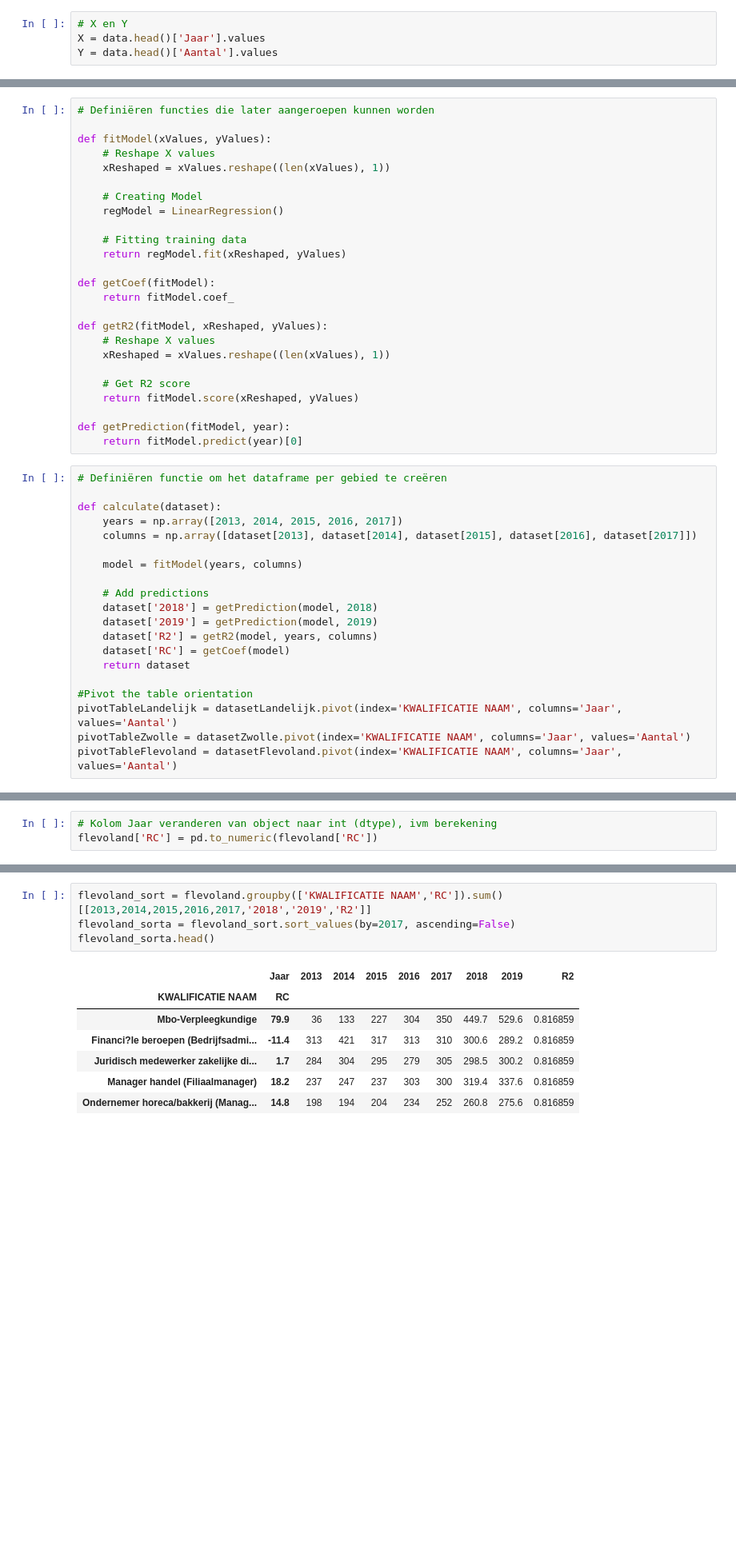
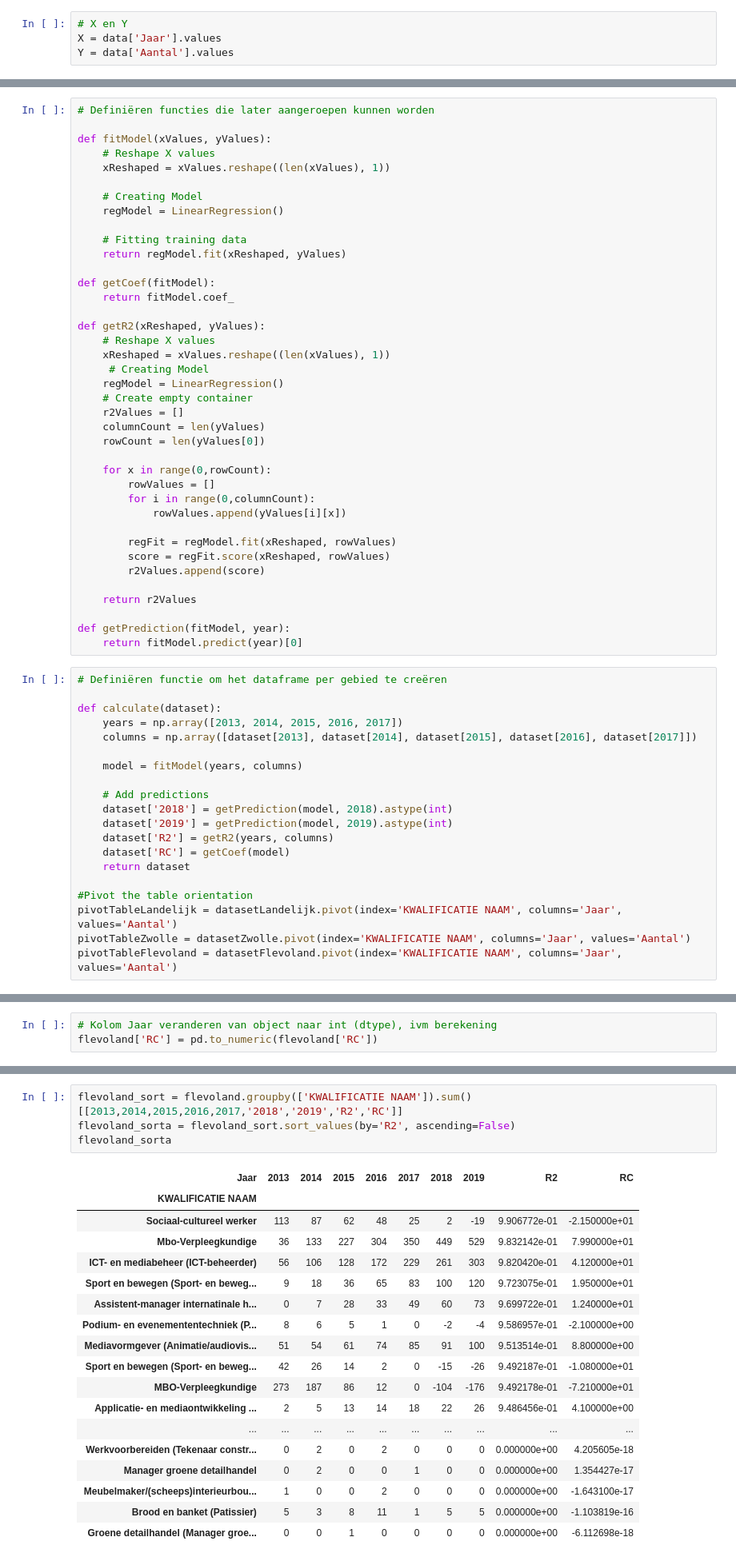
Before and after one commit to simonvdberg/POC, a Jupyter notebook: LocCat-DB-Voorspellend.ipynb, the cells around one changed output, grey strips where cells are left out. Shown at 80% size. Saved outputs shown, nothing was run; the diff lists cells and outputs as text; blank space fills up the shorter version.

Commit message:
update/opschonen voorspellende data

```diff
--- a/LocCat-DB-Voorspellend.ipynb
+++ b/LocCat-DB-Voorspellend.ipynb
@@ -693,8 +705,8 @@ data.head()
 | 4 | (Junior) accountmanager | 2017 | 3 |
 # %%
 # X en Y
-X = data.head()['Jaar'].values
-Y = data.head()['Aantal'].values
+X = data['Jaar'].values
+Y = data['Aantal'].values
 # %%
 # Mean X en Y
 mean_x = np.mean(X)
@@ -843,12 +855,26 @@ def fitModel(xValues, yValues):
 def getCoef(fitModel):
     return fitModel.coef_
 
-def getR2(fitModel, xReshaped, yValues):
+def getR2(xReshaped, yValues):
     # Reshape X values
     xReshaped = xValues.reshape((len(xValues), 1))
+     # Creating Model
+    regModel = LinearRegression()
+    # Create empty container
+    r2Values = []
+    columnCount = len(yValues)
+    rowCount = len(yValues[0])
 
-    # Get R2 score
-    return fitModel.score(xReshaped, yValues)
+    for x in range(0,rowCount):
+        rowValues = []
+        for i in range(0,columnCount):
+            rowValues.append(yValues[i][x])
+
+        regFit = regModel.fit(xReshaped, rowValues)
+        score = regFit.score(xReshaped, rowValues)
+        r2Values.append(score)
+
+    return r2Values
 
 def getPrediction(fitModel, year):
     return fitModel.predict(year)[0]
@@ -862,9 +888,9 @@ def calculate(dataset):
     model = fitModel(years, columns)
 
     # Add predictions
-    dataset['2018'] = getPrediction(model, 2018)
-    dataset['2019'] = getPrediction(model, 2019)
-    dataset['R2'] = getR2(model, years, columns)
+    dataset['2018'] = getPrediction(model, 2018).astype(int)
+    dataset['2019'] = getPrediction(model, 2019).astype(int)
+    dataset['R2'] = getR2(years, columns)
     dataset['RC'] = getCoef(model)
     return dataset
 
@@ -1013,12 +1039,23 @@ memory usage: 23.7+ KB
 # %%
-flevoland_sort = flevoland.groupby(['KWALIFICATIE NAAM','RC']).sum()[[2013,2014,2015,2016,2017,'2018','2019','R2']]
-flevoland_sorta = flevoland_sort.sort_values(by=2017, ascending=False)
-flevoland_sorta.head()
+flevoland_sort = flevoland.groupby(['KWALIFICATIE NAAM']).sum()[[2013,2014,2015,2016,2017,'2018','2019','R2','RC']]
+flevoland_sorta = flevoland_sort.sort_values(by='R2', ascending=False)
+flevoland_sorta
 # %% [output]
-|  | Jaar | 2013 | 2014 | 2015 | 2016 | 2017 | 2018 | 2019 | R2 |
-| KWALIFICATIE NAAM | RC |  |  |  |  |  |  |  |  |
-| Mbo-Verpleegkundige | 79.9 | 36 | 133 | 227 | 304 | 350 | 449.7 | 529.6 | 0.816859 |
-| Financi?le beroepen (Bedrijfsadmi... | -11.4 | 313 | 421 | 317 | 313 | 310 | 300.6 | 289.2 | 0.816859 |
-| Juridisch medewerker zakelijke di... | 1.7 | 284 | 304 | 295 | 279 | 305 | 298.5 | 300.2 | 0.816859 |
-| Manager handel (Filiaalmanager) | 18.2 | 237 | 247 | 237 | 303 | 300 | 319.4 | 337.6 | 0.816859 |
-| Ondernemer horeca/bakkerij (Manag... | 14.8 | 198 | 194 | 204 | 234 | 252 | 260.8 | 275.6 | 0.816859 |
+| Jaar | 2013 | 2014 | 2015 | 2016 | 2017 | 2018 | 2019 | R2 | RC |
+| KWALIFICATIE NAAM |  |  |  |  |  |  |  |  |  |
+| Sociaal-cultureel werker | 113 | 87 | 62 | 48 | 25 | 2 | -19 | 9.906772e-01 | -2.150000e+01 |
+| Mbo-Verpleegkundige | 36 | 133 | 227 | 304 | 350 | 449 | 529 | 9.832142e-01 | 7.990000e+01 |
+| ICT- en mediabeheer (ICT-beheerder) | 56 | 106 | 128 | 172 | 229 | 261 | 303 | 9.820420e-01 | 4.120000e+01 |
+| Sport en bewegen (Sport- en beweg... | 9 | 18 | 36 | 65 | 83 | 100 | 120 | 9.723075e-01 | 1.950000e+01 |
+| Assistent-manager internatinale h... | 0 | 7 | 28 | 33 | 49 | 60 | 73 | 9.699722e-01 | 1.240000e+01 |
+| Podium- en evenemententechniek (P... | 8 | 6 | 5 | 1 | 0 | -2 | -4 | 9.586957e-01 | -2.100000e+00 |
+| Mediavormgever (Animatie/audiovis... | 51 | 54 | 61 | 74 | 85 | 91 | 100 | 9.513514e-01 | 8.800000e+00 |
+| Sport en bewegen (Sport- en beweg... | 42 | 26 | 14 | 2 | 0 | -15 | -26 | 9.492187e-01 | -1.080000e+01 |
+| MBO-Verpleegkundige | 273 | 187 | 86 | 12 | 0 | -104 | -176 | 9.492178e-01 | -7.210000e+01 |
+| Applicatie- en mediaontwikkeling ... | 2 | 5 | 13 | 14 | 18 | 22 | 26 | 9.486456e-01 | 4.100000e+00 |
+| ... | ... | ... | ... | ... | ... | ... | ... | ... | ... |
+| Werkvoorbereiden (Tekenaar constr... | 0 | 2 | 0 | 2 | 0 | 0 | 0 | 0.000000e+00 | 4.205605e-18 |
+| Manager groene detailhandel | 0 | 2 | 0 | 0 | 1 | 0 | 0 | 0.000000e+00 | 1.354427e-17 |
+| Meubelmaker/(scheeps)interieurbou... | 1 | 0 | 0 | 2 | 0 | 0 | 0 | 0.000000e+00 | -1.643100e-17 |
+| Brood en banket (Patissier) | 5 | 3 | 8 | 11 | 1 | 5 | 5 | 0.000000e+00 | -1.103819e-16 |
+| Groene detailhandel (Manager groe... | 0 | 0 | 1 | 0 | 0 | 0 | 0 | 0.000000e+00 | -6.112698e-18 |
```
Also changed, not shown: parts of 15 cells of this notebook.
